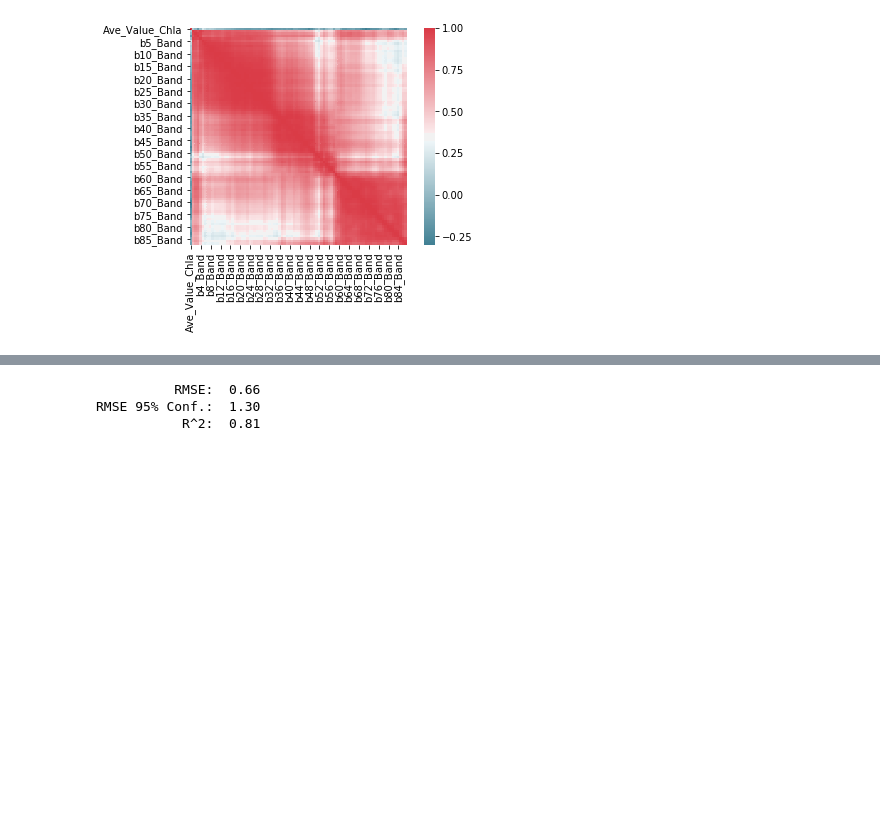
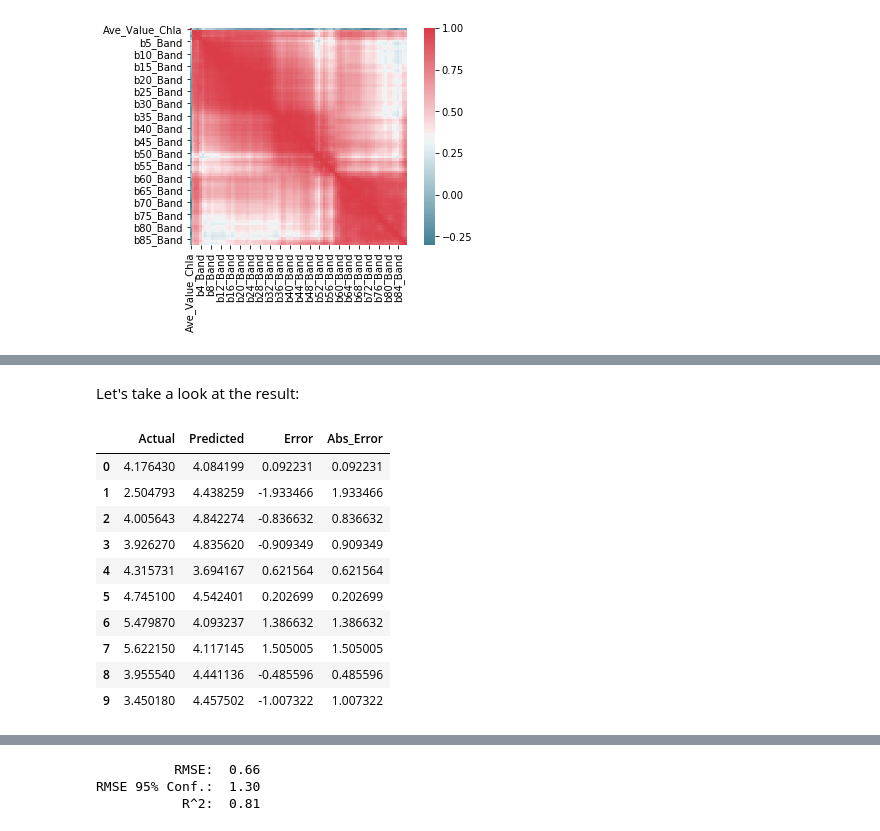
Before and after one commit to hansintheair/IndianRiverLagoon_ChlorophyllA, a Jupyter notebook: PredictedChlaConcentration_Revisited_RandomForest.ipynb, the cells around one changed output, grey strips where cells are left out. Saved outputs shown, nothing was run; the diff lists cells and outputs as text; code cells hidden in the pictures; blank space fills up the shorter version.

```diff
--- a/PredictedChlaConcentration_Revisited_RandomForest.ipynb
+++ b/PredictedChlaConcentration_Revisited_RandomForest.ipynb
@@ -158,0 +130,19 @@ Check the accuracy of the result by calculating both RMSE and R^2.
+# %% [markdown]
+Let's take a look at the result:
+# %%
+result_df = pandas.DataFrame({'Actual':k_rfco_test, 'Predicted':k_rfco_pred})
+result_df['Error'] = result_df['Actual'] - result_df['Predicted']
+result_df['Abs_Error'] = abs(result_df['Error'])
+result_df
+# %% [output]
+|  | Actual | Predicted | Error | Abs_Error |
+| 0 | 4.176430 | 4.084199 | 0.092231 | 0.092231 |
+| 1 | 2.504793 | 4.438259 | -1.933466 | 1.933466 |
+| 2 | 4.005643 | 4.842274 | -0.836632 | 0.836632 |
+| 3 | 3.926270 | 4.835620 | -0.909349 | 0.909349 |
+| 4 | 4.315731 | 3.694167 | 0.621564 | 0.621564 |
+| 5 | 4.745100 | 4.542401 | 0.202699 | 0.202699 |
+| 6 | 5.479870 | 4.093237 | 1.386632 | 1.386632 |
+| 7 | 5.622150 | 4.117145 | 1.505005 | 1.505005 |
+| 8 | 3.955540 | 4.441136 | -0.485596 | 0.485596 |
+| 9 | 3.450180 | 4.457502 | -1.007322 | 1.007322 |
```
Also changed, not shown: parts of 29 cells of this notebook.
